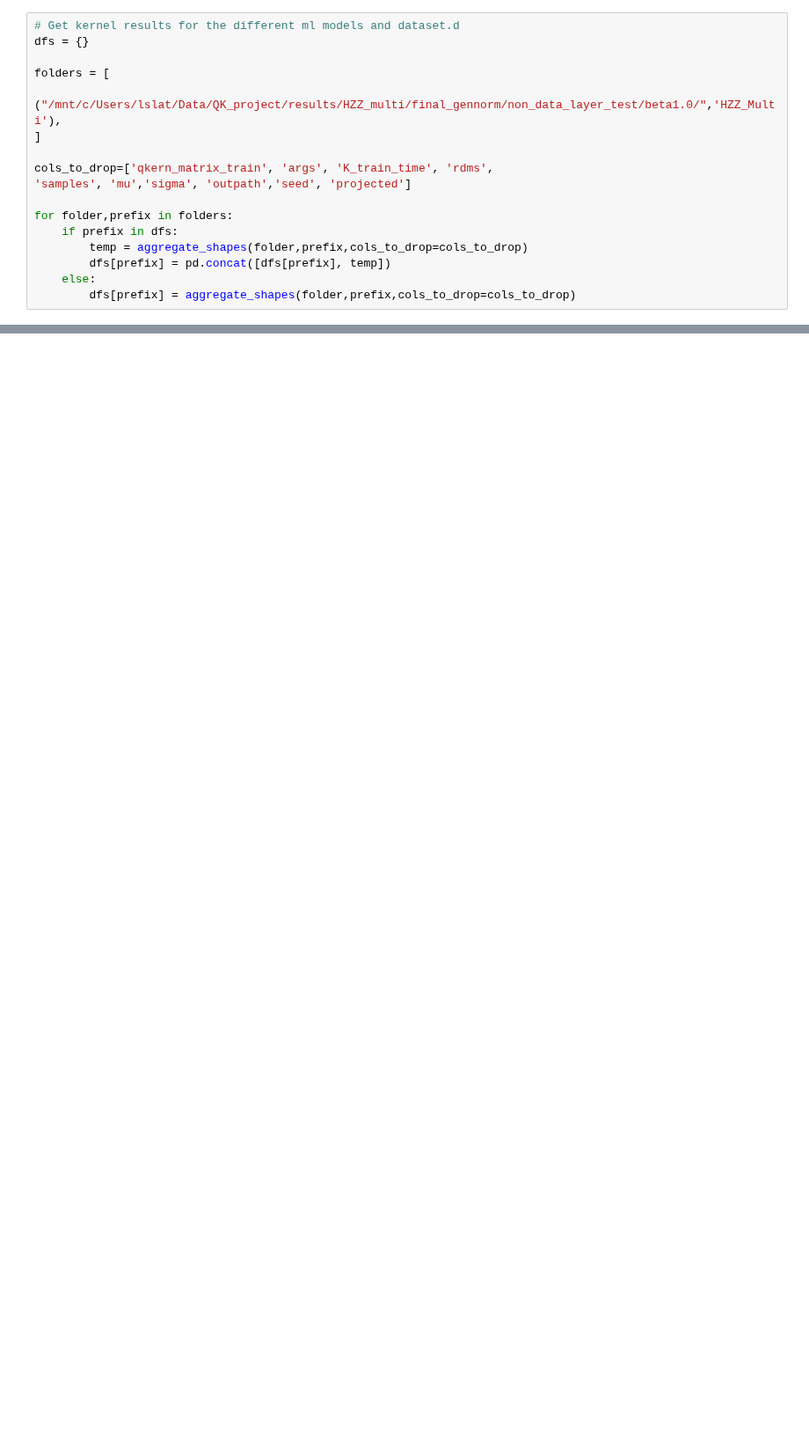
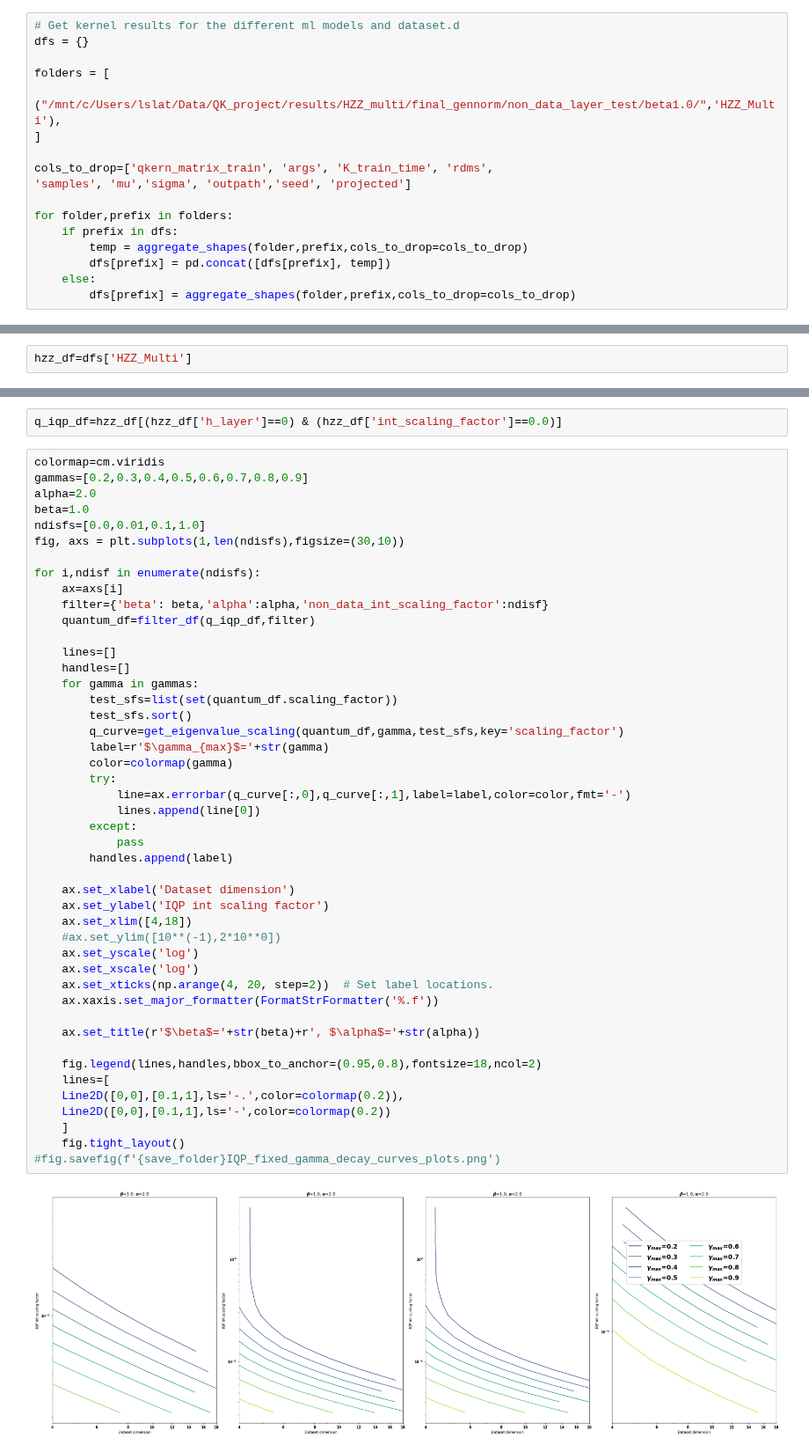
Before and after one commit to lslattery11/quantum_kernel, a Jupyter notebook: notebooks/data_visualization/non_data_layer_test_decay.ipynb, the cells around one changed output, grey strips where cells are left out. Shown at 88% size. Saved outputs shown, nothing was run; the diff lists cells and outputs as text; blank space fills up the shorter version.

Commit message:
update to correlated data for computing gennorm

```diff
--- a/notebooks/data_visualization/non_data_layer_test_decay.ipynb
+++ b/notebooks/data_visualization/non_data_layer_test_decay.ipynb
@@ -56,0 +59,2 @@ for folder,prefix in folders:
+# %%
+hzz_df=dfs['HZZ_Multi']
@@ -56,0 +65,50 @@ for folder,prefix in folders:
+# %%
+q_iqp_df=hzz_df[(hzz_df['h_layer']==0) & (hzz_df['int_scaling_factor']==0.0)]
+# %%
+colormap=cm.viridis
+gammas=[0.2,0.3,0.4,0.5,0.6,0.7,0.8,0.9]
+alpha=2.0
+beta=1.0
+ndisfs=[0.0,0.01,0.1,1.0]
+fig, axs = plt.subplots(1,len(ndisfs),figsize=(30,10))
+
+for i,ndisf in enumerate(ndisfs):
+    ax=axs[i]
+    filter={'beta': beta,'alpha':alpha,'non_data_int_scaling_factor':ndisf}
+    quantum_df=filter_df(q_iqp_df,filter)
+
+    lines=[]
+    handles=[]
+    for gamma in gammas:
+        test_sfs=list(set(quantum_df.scaling_factor))
+        test_sfs.sort()
+        q_curve=get_eigenvalue_scaling(quantum_df,gamma,test_sfs,key='scaling_factor')
+        label=r'$\gamma_{max}$='+str(gamma)
+        color=colormap(gamma)
+        try:
+            line=ax.errorbar(q_curve[:,0],q_curve[:,1],label=label,color=color,fmt='-')
+            lines.append(line[0])
+        except:
+            pass
+        handles.append(label)
+
+    ax.set_xlabel('Dataset dimension')
+    ax.set_ylabel('IQP int scaling factor')
+    ax.set_xlim([4,18])
+    #ax.set_ylim([10**(-1),2*10**0])
+    ax.set_yscale('log')
+    ax.set_xscale('log')
+    ax.set_xticks(np.arange(4, 20, step=2))  # Set label locations.
+    ax.xaxis.set_major_formatter(FormatStrFormatter('%.f'))
+
+    ax.set_title(r'$\beta$='+str(beta)+r', $\alpha$='+str(alpha))
+
+    fig.legend(lines,handles,bbox_to_anchor=(0.95,0.8),fontsize=18,ncol=2)
+    lines=[
+    Line2D([0,0],[0.1,1],ls='-.',color=colormap(0.2)),
+    Line2D([0,0],[0.1,1],ls='-',color=colormap(0.2))
+    ]
+    fig.tight_layout()
+#fig.savefig(f'{save_folder}IQP_fixed_gamma_decay_curves_plots.png')
+# %% [output]
+[figure, added]
```
Also changed, not shown: parts of 7 cells of this notebook, 7 other files.
